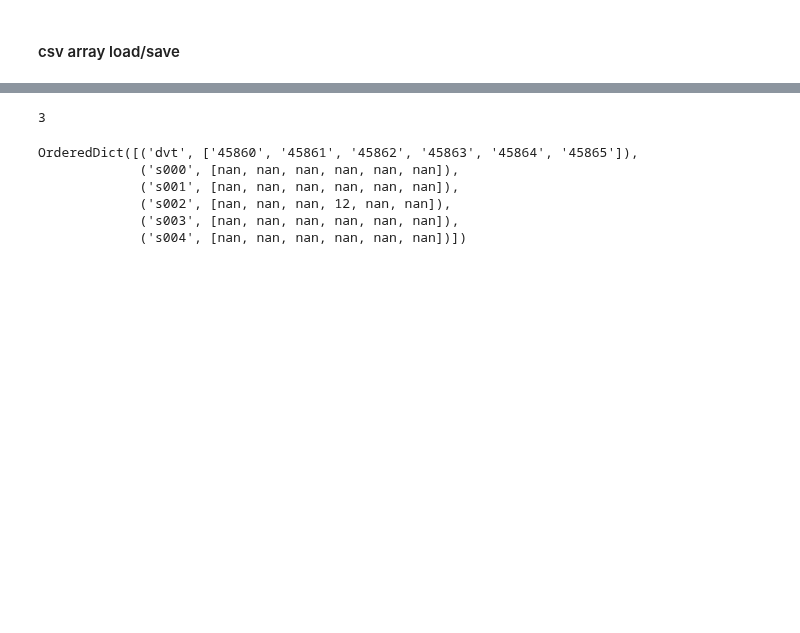
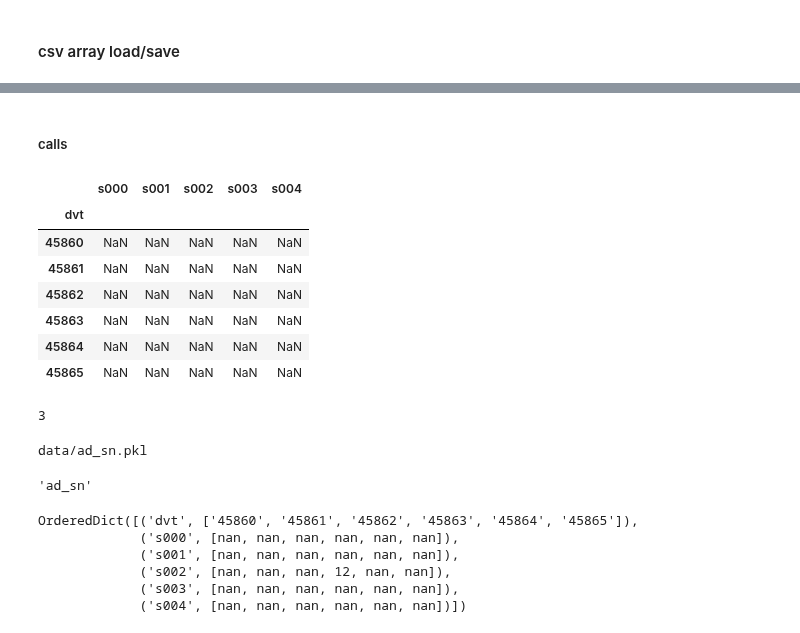
Before and after one commit to bhuns57/JL_1, a Jupyter notebook: ad_v1.ipynb, the cells around one changed output, grey strips where cells are left out. Drawn from its saved outputs; the diff is of its cells as text; code cells hidden in the pictures; blank space fills up the shorter version.

```diff
--- a/ad_v1.ipynb
+++ b/ad_v1.ipynb
@@ -158,7 +182,19 @@ def set_col_value(col_dict, dvt_key, col_name, value):
+# %% [markdown]
+##### calls
 # %%
 # Load array from f"{bnm}.csv" in REPO
 bnm ="ad_sn"
 df, col_dict = load_csv_to_dict(bnm)  # Load original
+df
+# %% [output]
+|  | s000 | s001 | s002 | s003 | s004 |
+| dvt |  |  |  |  |  |
+| 45860 | NaN | NaN | NaN | NaN | NaN |
+| 45861 | NaN | NaN | NaN | NaN | NaN |
+| 45862 | NaN | NaN | NaN | NaN | NaN |
+| 45863 | NaN | NaN | NaN | NaN | NaN |
+| 45864 | NaN | NaN | NaN | NaN | NaN |
+| 45865 | NaN | NaN | NaN | NaN | NaN |
 # %%
 #Set a value in dct
 col_dict = col_dict
@@ -168,3 +204,10 @@ value = 12
 set_col_value(col_dict, dvt_key, col_name, value)
 # %% [output]
 3
+# %%
+# Call to  # def to save pkl from """bnm""""" [SELECTS THE PATH AND FILE NAME]
+bnm ="ad_sn"
+load_pickle(bnm)
+# %% [output]
+data/ad_sn.pkl
+'ad_sn'
```
Also changed, not shown: parts of 20 cells of this notebook, 1 other file.
